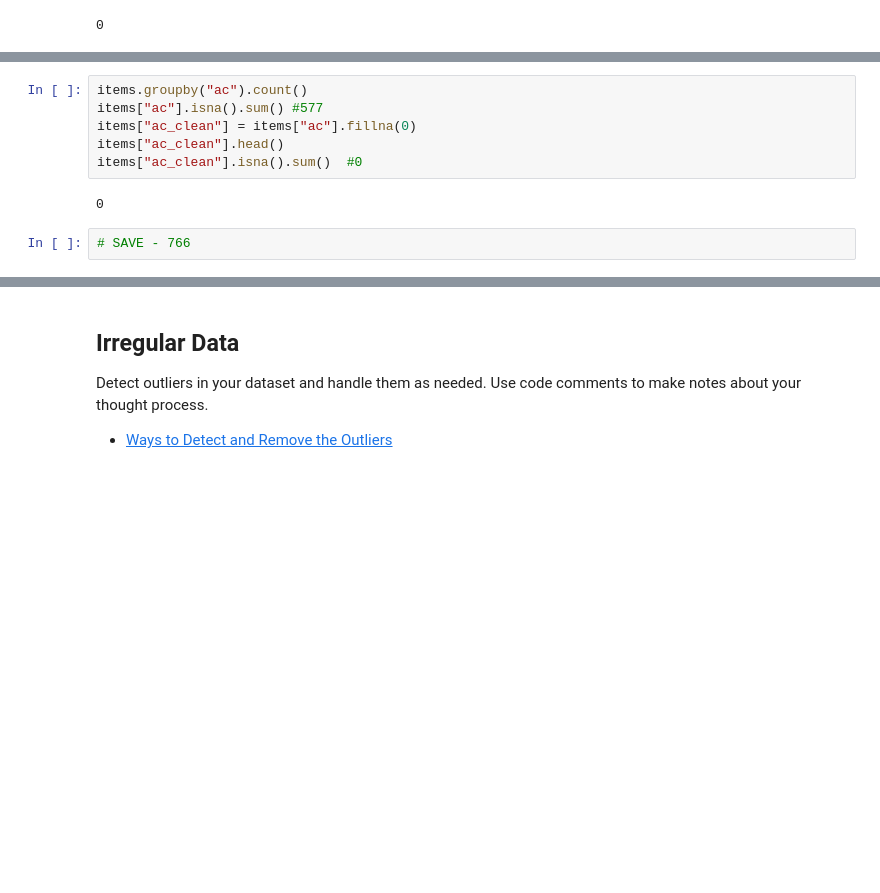
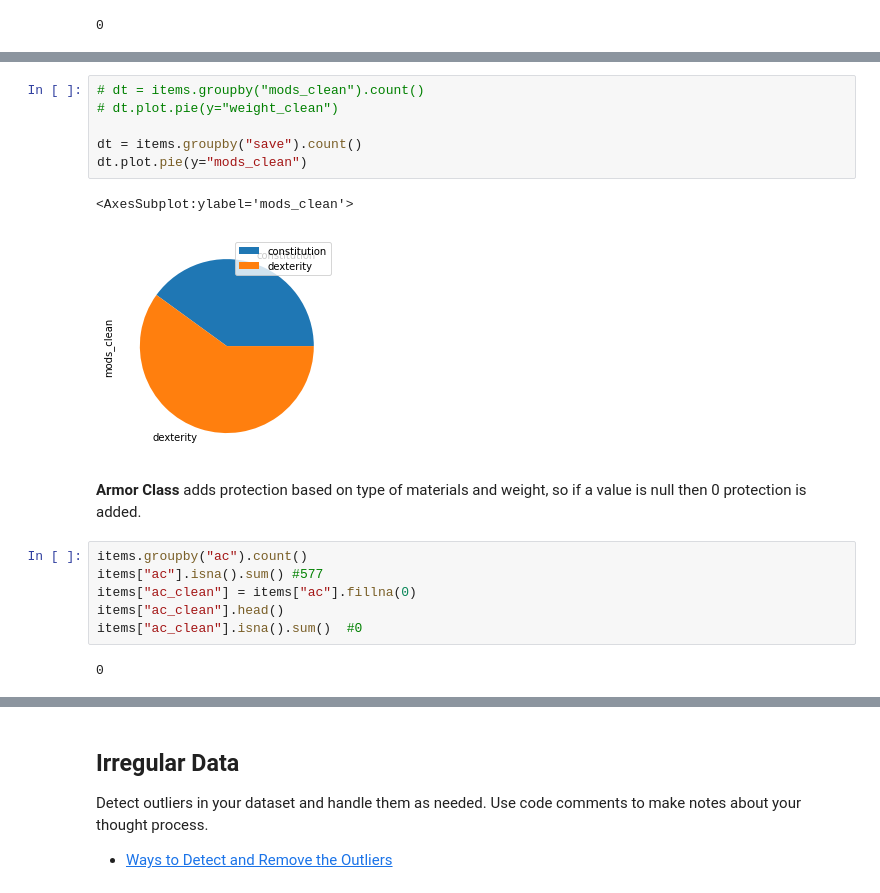
Before and after one commit to speudusa/cleaning-data-checkpoint, a Jupyter notebook: checkpoint-three.ipynb, the cells around one changed output, grey strips where cells are left out. Cells and saved outputs as stored; diff of their text form; blank space fills up the shorter version.

```diff
--- a/checkpoint-three.ipynb
+++ b/checkpoint-three.ipynb
@@ -81,3 +123,14 @@ items["details_clean"].isna().sum()  #0
+# %%
+# dt = items.groupby("mods_clean").count()
+# dt.plot.pie(y="weight_clean")
+
+dt = items.groupby("save").count()
+dt.plot.pie(y="mods_clean")
+# %% [output]
+<AxesSubplot:ylabel='mods_clean'>
+[figure, added]
+# %% [markdown]
+**Armor Class** adds protection based on type of materials and weight, so if a value is null then 0 protection is added.
 # %%
 items.groupby("ac").count()
 items["ac"].isna().sum() #577
@@ -86,5 +139,3 @@ items["ac_clean"].head()
 items["ac_clean"].isna().sum()  #0
 # %% [output]
 0
-# %%
-# SAVE - 766
```
Also changed, not shown: parts of 52 cells of this notebook.
